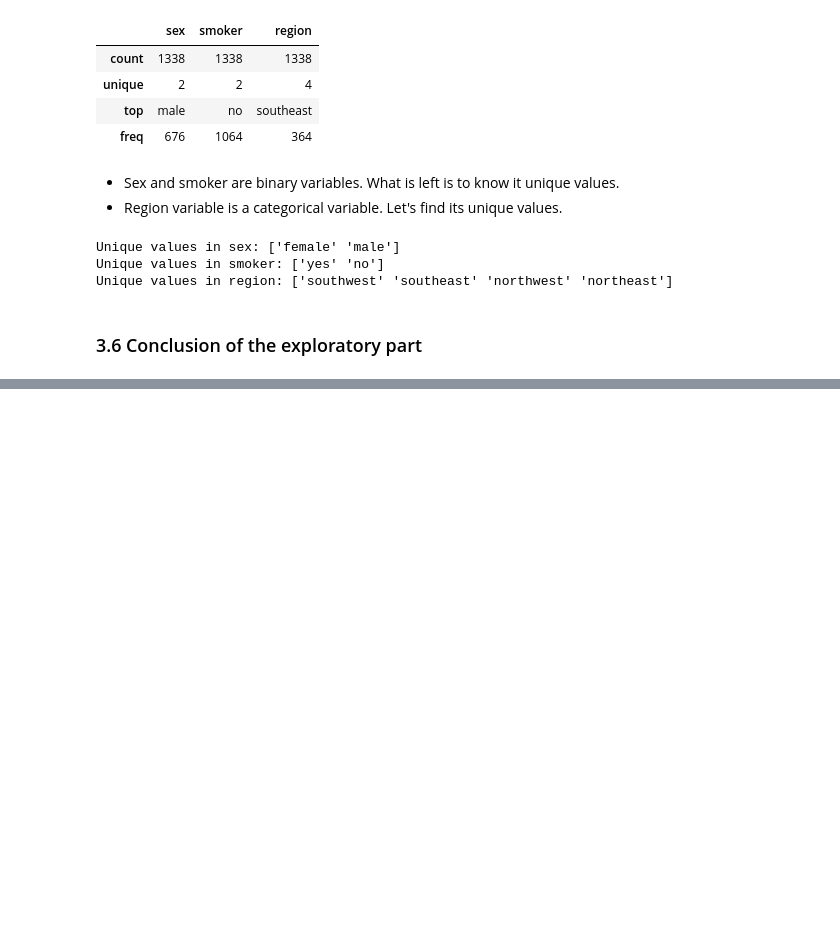
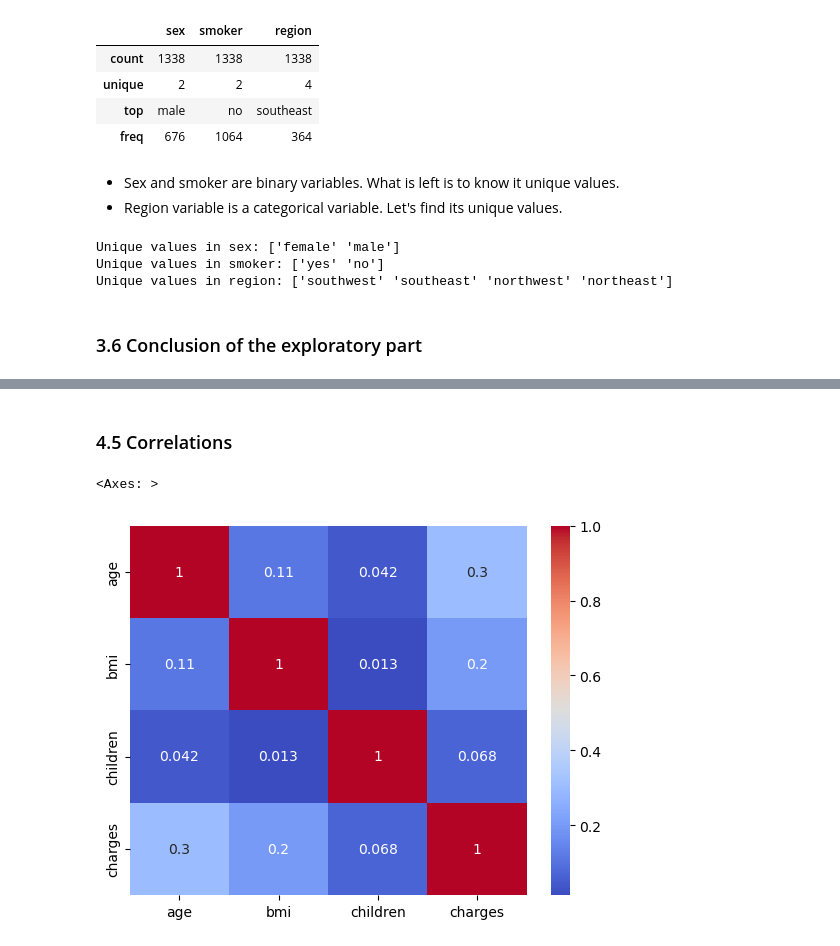
Before and after one commit to M21x1/PortfolioProjectUSMedicalInsurance36, a Jupyter notebook: us_medical_insurance_cost.ipynb, the cells around one changed output, grey strips where cells are left out. Saved outputs shown, nothing was run; the diff lists cells and outputs as text; code cells hidden in the pictures; blank space fills up the shorter version.

```diff
--- a/us_medical_insurance_cost.ipynb
+++ b/us_medical_insurance_cost.ipynb
@@ -152,0 +245,9 @@ Unique values in region: ['southwest' 'southeast' 'northwest' 'northeast']
+# %% [markdown]
+### 4.5 Correlations
+# %%
+corr = data[['age', 'bmi', 'children', 'charges']]
+corr_mtrx = corr.corr()
+sns.heatmap(corr_mtrx, annot=True, cmap='coolwarm')
+# %% [output]
+<Axes: >
+[figure, added]
```
Also changed, not shown: parts of 15 cells of this notebook, 1 other file.
